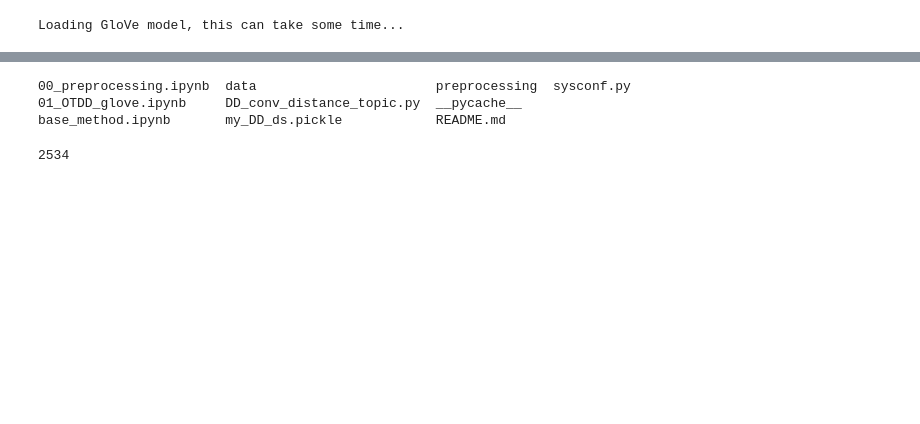
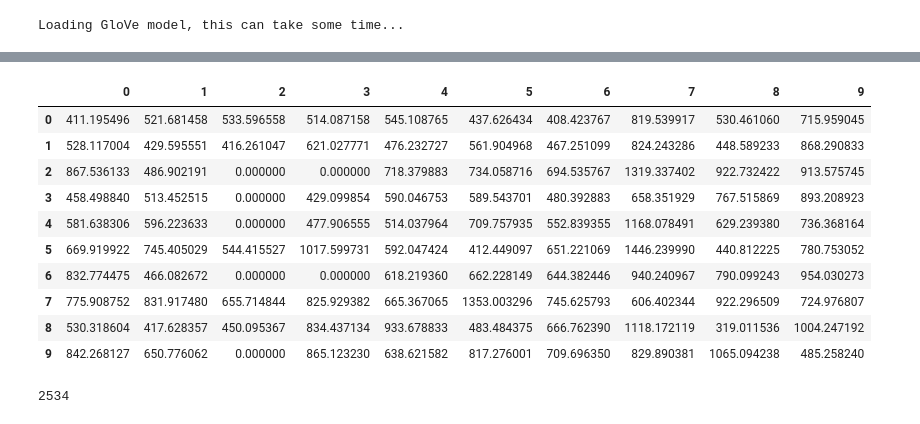
Before and after one commit to kakaeriol/NLP_DS_distance, a Jupyter notebook: 01_OTDD_glove.ipynb, the cells around one changed output, grey strips where cells are left out. Saved outputs shown, nothing was run; the diff lists cells and outputs as text; code cells hidden in the pictures; blank space fills up the shorter version.

```diff
--- a/01_OTDD_glove.ipynb
+++ b/01_OTDD_glove.ipynb
@@ -191 +220,3 @@ data_raw_DD_topic = daily_tool.reading_DD(conv_path, emo_path, act_path, topic_p
+# %%
+topic =  my_reading_conv(topic_path, to_int=True)
 # %%
@@ -286,15 +310,17 @@ class my_DataSet(Dataset):
         self.targets = np.delete(self.targets, key, axis=0)
 # %%
 rs = pd.read_pickle("data/Glove_embedding_Daily_topic.pkl")
+topic = pd.read_pickle("refix_topic_672.pickle")
 topic_DS = {}
-for i in sorted(np.unique(rs["topics"])):
+for i in sorted(np.unique(topic)):
     ll_x = []
     ll_y = []
-    for j in rs["topics"]:
-        data = rs['data'][j]
-        label = rs['emotion'][j]
-        ll_x.append(data)
-        ll_y.append(label)
+    for index,j in enumerate(topic):
+        if j == i:
+            data = rs['data'][index]
+            label = rs['emotion'][index]
+            ll_x.append(data)
+            ll_y.append(label)
     X = torch.cat(ll_x)
     y = torch.tensor(np.concatenate(ll_y), dtype=int)
     topic_DS[i] = my_DataSet((X,y))
@@ -302,0 +327,3 @@ NameError: name 'pd' is not defined
+# %%
+for i in topic_DS.keys():
+    print(i, len(topic_DS[i]))
@@ -308,16 +350,19 @@ for i in range(len(topic_DS.keys())):
         print("Begin compute distance between:", i, j)
         D_i = topic_DS[mapping_dict[i]]
         D_j = topic_DS[mapping_dict[j]]
-        dist = DatasetDistance(D_i, D_j,
-                                   inner_ot_method = 'gaussian_approx',#gaussian_approx
-                                   debiased_loss = True,
-                                   p = 2, entreg = 1e-1,
-                                   min_labelcount=1,
-                                   device='cpu') ## error device!!
+        try:
+            dist = DatasetDistance(D_i, D_j,
+                                       inner_ot_method = 'gaussian_approx',#gaussian_approx
+                                       debiased_loss = True,
+                                       p = 2, entreg = 1e-1,
+                                       min_labelcount=1,
+                                       device='cpu') ## error device!!
 
-        d = dist.distance(maxsamples = 1000)
-        m_matrix[i,j]  = d.item()
-        print("Finish compute distance:", m_matrix[i,j])
+            d = dist.distance(maxsamples = 100)
+            m_matrix[i,j]  = d.item()
+            print("Finish compute distance:", m_matrix[i,j])
+        except:
+            print(i, j, "Error but continue")
 print("Begin to saving")
 
 pd.to_pickle(m_matrix, "data/result/rs_glove_TOPIC_OTDD.pkl")
@@ -349,9 +392,17 @@ Begin compute distance between: 2 3
 # %%
-!ls
+pd.DataFrame(m_matrix)
 # %% [output]
-00_preprocessing.ipynb  data                       preprocessing  sysconf.py
-01_OTDD_glove.ipynb     DD_conv_distance_topic.py  __pycache__
-base_method.ipynb       my_DD_ds.pickle            README.md
+|  | 0 | 1 | 2 | 3 | 4 | 5 | 6 | 7 | 8 | 9 |
+| 0 | 411.195496 | 521.681458 | 533.596558 | 514.087158 | 545.108765 | 437.626434 | 408.423767 | 819.539917 | 530.461060 | 715.959045 |
+| 1 | 528.117004 | 429.595551 | 416.261047 | 621.027771 | 476.232727 | 561.904968 | 467.251099 | 824.243286 | 448.589233 | 868.290833 |
+| 2 | 867.536133 | 486.902191 | 0.000000 | 0.000000 | 718.379883 | 734.058716 | 694.535767 | 1319.337402 | 922.732422 | 913.575745 |
+| 3 | 458.498840 | 513.452515 | 0.000000 | 429.099854 | 590.046753 | 589.543701 | 480.392883 | 658.351929 | 767.515869 | 893.208923 |
+| 4 | 581.638306 | 596.223633 | 0.000000 | 477.906555 | 514.037964 | 709.757935 | 552.839355 | 1168.078491 | 629.239380 | 736.368164 |
+| 5 | 669.919922 | 745.405029 | 544.415527 | 1017.599731 | 592.047424 | 412.449097 | 651.221069 | 1446.239990 | 440.812225 | 780.753052 |
+| 6 | 832.774475 | 466.082672 | 0.000000 | 0.000000 | 618.219360 | 662.228149 | 644.382446 | 940.240967 | 790.099243 | 954.030273 |
+| 7 | 775.908752 | 831.917480 | 655.714844 | 825.929382 | 665.367065 | 1353.003296 | 745.625793 | 606.402344 | 922.296509 | 724.976807 |
+| 8 | 530.318604 | 417.628357 | 450.095367 | 834.437134 | 933.678833 | 483.484375 | 666.762390 | 1118.172119 | 319.011536 | 1004.247192 |
+| 9 | 842.268127 | 650.776062 | 0.000000 | 865.123230 | 638.621582 | 817.276001 | 709.696350 | 829.890381 | 1065.094238 | 485.258240 |
 # %%
 ################## --- using distance to predict the topics!!!
 rs = pd.read_pickle("data/Glove_embedding_Daily_topic.pkl")
```
Also changed, not shown: parts of 15 cells of this notebook, 3 other files.
